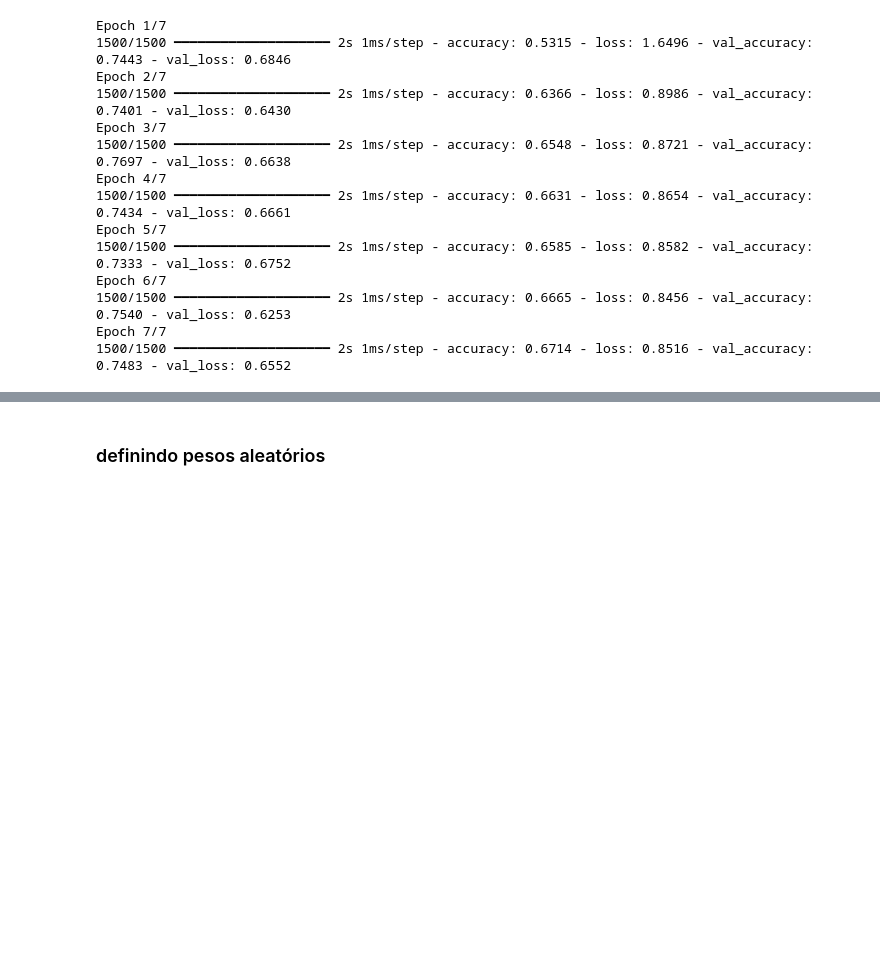
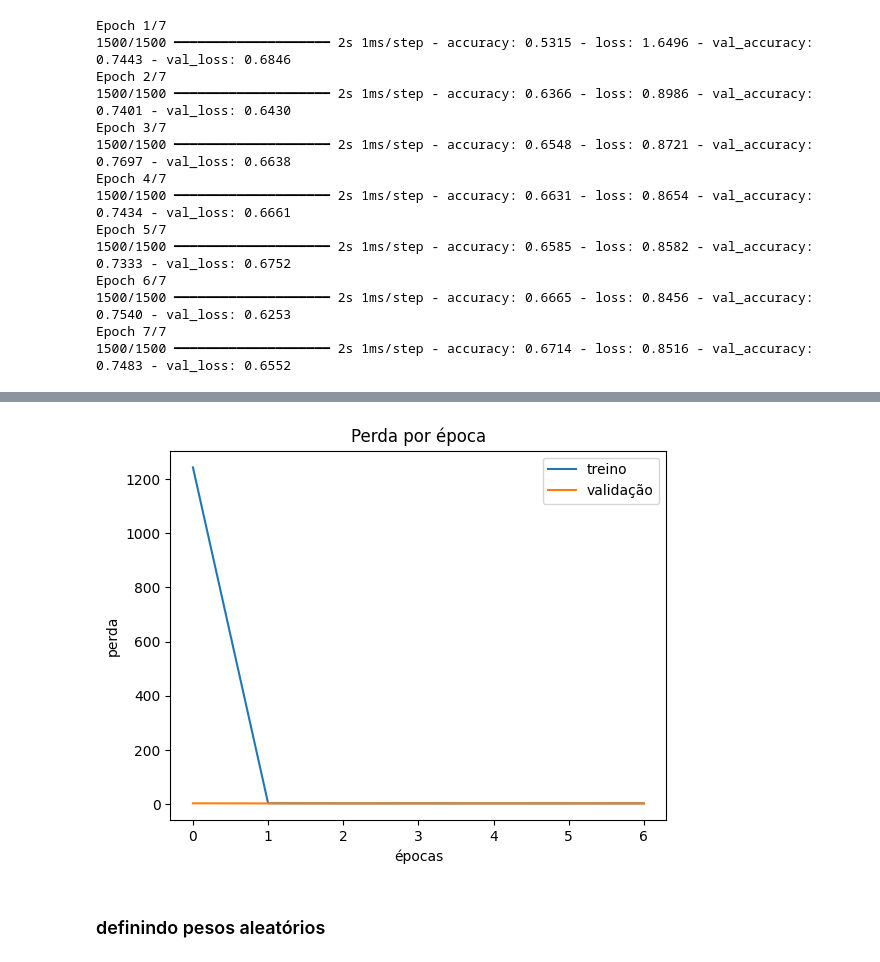
Before and after one commit to C3P0gan/Tutorials, a Jupyter notebook: Alura/Formacao_Machine_Learning_Avancada/Deep_Learning_parte_2_Keras/modelo.ipynb, the cells around one changed output, grey strips where cells are left out. Drawn from its saved outputs; the diff is of its cells as text; code cells hidden in the pictures; blank space fills up the shorter version.

```diff
--- a/Alura/Formacao_Machine_Learning_Avancada/Deep_Learning_parte_2_Keras/modelo.ipynb
+++ b/Alura/Formacao_Machine_Learning_Avancada/Deep_Learning_parte_2_Keras/modelo.ipynb
@@ -62,12 +65,15 @@ plt.legend(['treino', 'validação'])
 <matplotlib.legend.Legend at 0x...>
 [figure]
 # %%
-plt.plot(historico.history['loss'])
-plt.plot(historico.history['val_loss'])
-plt.title('Perda por época')
-plt.xlabel('épocas')
-plt.ylabel('perda')
-plt.legend(['treino', 'validação'])
+def plot_loss() -> None:
+    plt.plot(historico.history['loss'])
+    plt.plot(historico.history['val_loss'])
+    plt.title('Perda por época')
+    plt.xlabel('épocas')
+    plt.ylabel('perda')
+    plt.legend(['treino', 'validação'])
+
+plot_loss()
 # %% [output]
 <matplotlib.legend.Legend at 0x...>
 [figure]
@@ -201,3 +191,7 @@ plt.legend(['treino', 'validação'])
+# %%
+plot_loss()
+# %% [output]
+[figure, added]
 # %% [markdown]
 ### definindo pesos aleatórios
 # %%
```
Also changed, not shown: parts of 21 cells of this notebook, 1 other file.
